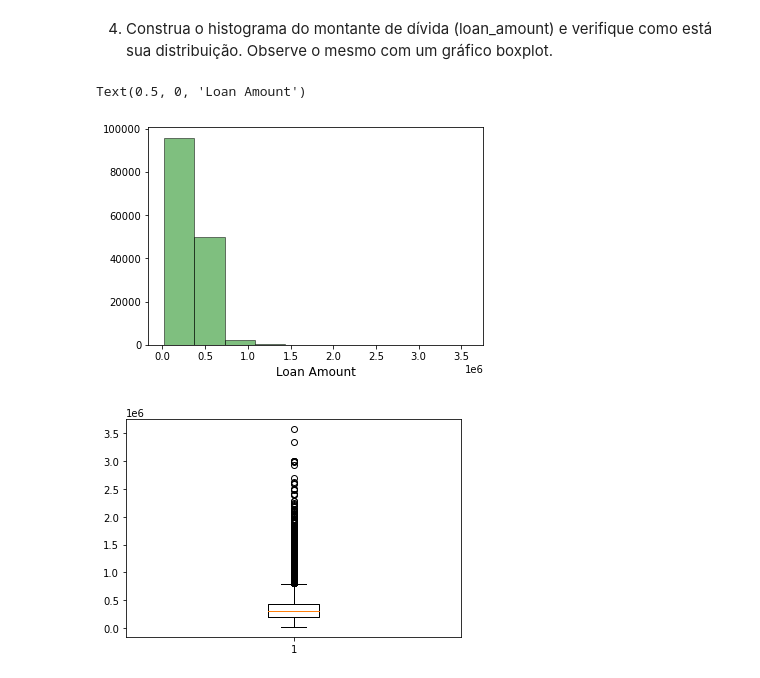
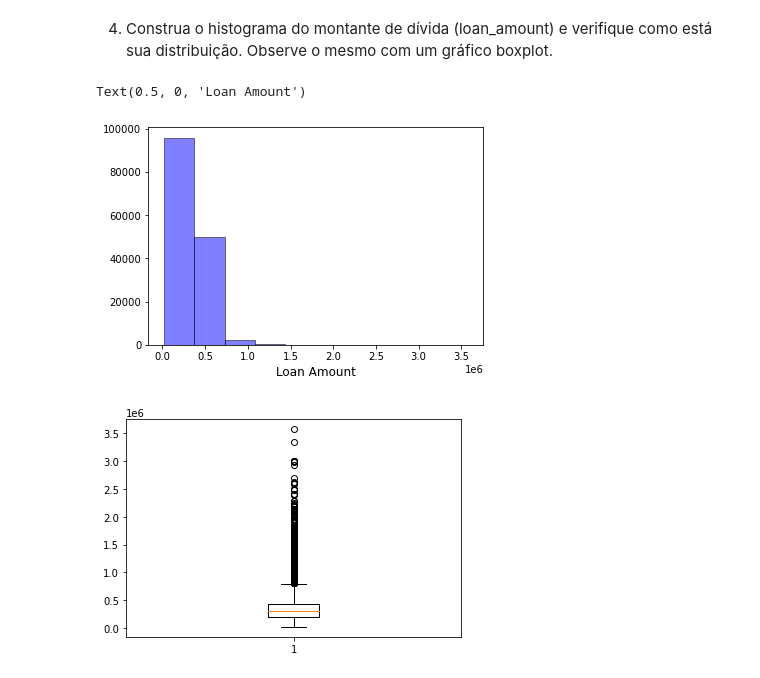
Before and after one commit to joaopasini/letscode_repository, a Jupyter notebook: Módulo 5 - Técnicas de Programação II - Python/Aulas/Aula 3 - Matplotlib.ipynb, the cells around one changed output. Cells and saved outputs as stored; diff of their text form; code cells hidden in the pictures.

```diff
--- a/Módulo 5 - Técnicas de Programação II - Python/Aulas/Aula 3 - Matplotlib.ipynb
+++ b/Módulo 5 - Técnicas de Programação II - Python/Aulas/Aula 3 - Matplotlib.ipynb
@@ -489,11 +489,11 @@ TypeError: 'value' must be an instance of str or bytes, not a float
 # %% [markdown]
 4) Construa o histograma do montante de dívida (loan_amount) e verifique como está sua distribuição. Observe o mesmo com um gráfico boxplot.
 # %%
-plt.hist(df_loan['loan_amount'], alpha=0.5, color='green', edgecolor='black')
+plt.hist(df_loan['loan_amount'], alpha=0.5, color='blue', edgecolor='black')
 plt.xlabel('Loan Amount', fontsize=12)
 # %% [output]
 Text(0.5, 0, 'Loan Amount')
-[figure, old version]
+[figure, new version]
 # %%
 plt.boxplot(df_loan['loan_amount']);
 # %% [output]
```
Also changed, not shown: parts of 19 cells of this notebook, 2 other files.
